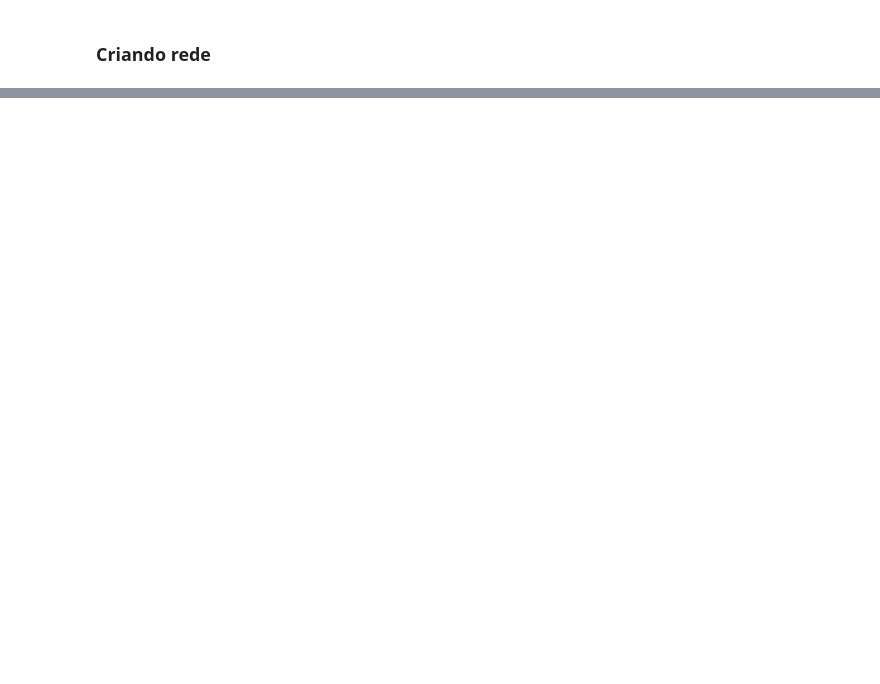
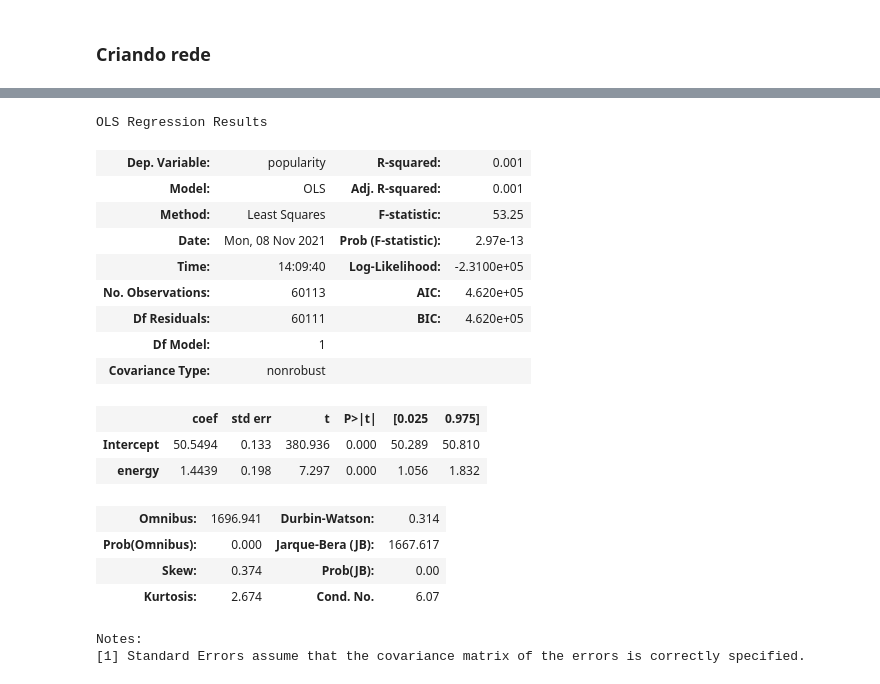
Before and after one commit to hashiprobr-classroom/parte-tecnica-do-projeto-grupof, a Jupyter notebook: notebooks/projeto1-ciclo3.ipynb, the cells around one changed output, grey strips where cells are left out. Drawn from its saved outputs; the diff is of its cells as text; code cells hidden in the pictures; blank space fills up the shorter version.

```diff
--- a/notebooks/projeto1-ciclo3.ipynb
+++ b/notebooks/projeto1-ciclo3.ipynb
@@ -242,0 +230,24 @@ Notes:
+# %%
+model3 = smf.ols(data=df_recorte, formula='popularity ~ energy ') # z1 é explicada por x1?
+result3 = model3.fit()
+result3.summary()
+# %% [output]
+OLS Regression Results
+| Dep. Variable: | popularity | R-squared: | 0.001 |
+| Model: | OLS | Adj. R-squared: | 0.001 |
+| Method: | Least Squares | F-statistic: | 53.25 |
+| Date: | Mon, 08 Nov 2021 | Prob (F-statistic): | 2.97e-13 |
+| Time: | 14:09:40 | Log-Likelihood: | -2.3100e+05 |
+| No. Observations: | 60113 | AIC: | 4.620e+05 |
+| Df Residuals: | 60111 | BIC: | 4.620e+05 |
+| Df Model: | 1 |  |  |
+| Covariance Type: | nonrobust |  |  |
+|  | coef | std err | t | P>|t| | [0.025 | 0.975] |
+| Intercept | 50.5494 | 0.133 | 380.936 | 0.000 | 50.289 | 50.810 |
+| energy | 1.4439 | 0.198 | 7.297 | 0.000 | 1.056 | 1.832 |
+| Omnibus: | 1696.941 | Durbin-Watson: | 0.314 |
+| Prob(Omnibus): | 0.000 | Jarque-Bera (JB): | 1667.617 |
+| Skew: | 0.374 | Prob(JB): | 0.00 |
+| Kurtosis: | 2.674 | Cond. No. | 6.07 |
+Notes:
+[1] Standard Errors assume that the covariance matrix of the errors is correctly specified.
```
Also changed, not shown: parts of 16 cells of this notebook.
